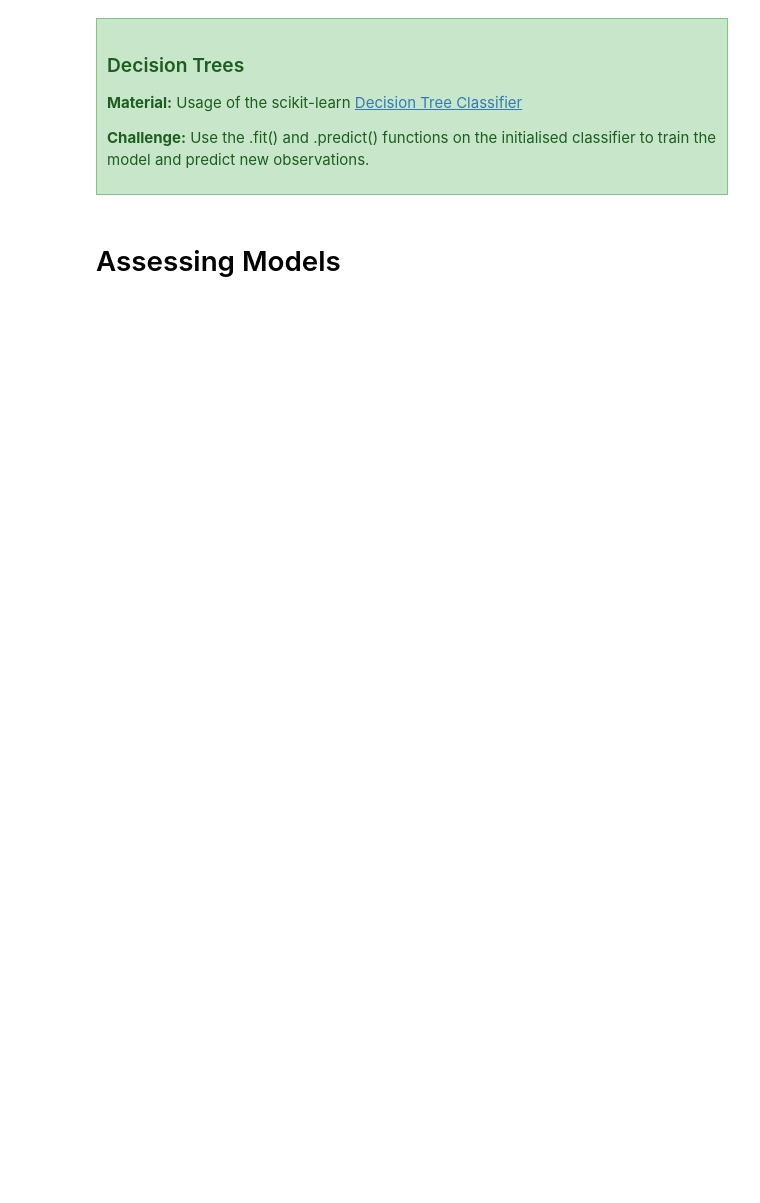
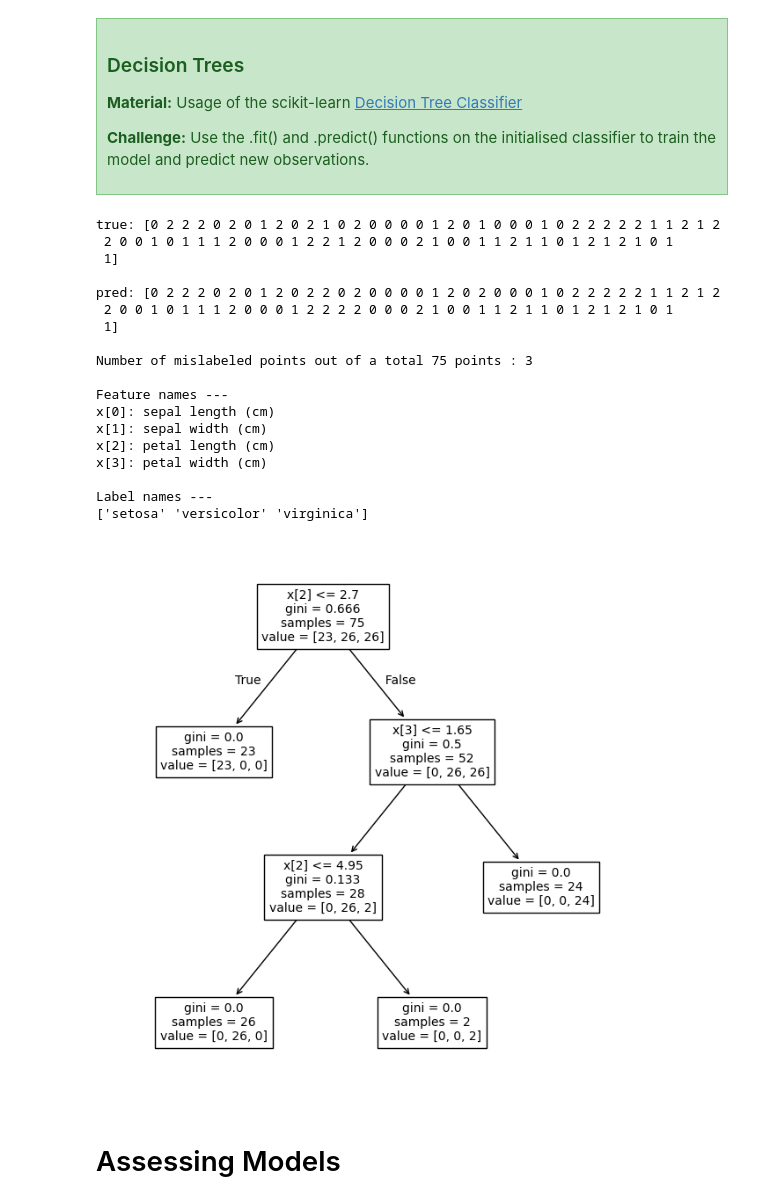
Before and after one commit to melbournebioinformatics/COMP90014_2025, a Jupyter notebook: tutorials/week9/Week_9_Supervised_Learning.ipynb, the cells around one changed output. Saved outputs shown, nothing was run; the diff lists cells and outputs as text; code cells hidden in the pictures; blank space fills up the shorter version.

```diff
--- a/tutorials/week9/Week_9_Supervised_Learning.ipynb
+++ b/tutorials/week9/Week_9_Supervised_Learning.ipynb
@@ -206,7 +267,8 @@ clf = GaussianNB()
 # fitting the model & predicting test data.
 # assign the predicted labels to a variable named pred_NB.
 ### YOUR CODE HERE
-raise NotImplementedError
+clf.fit(data_train, label_train)
+pred_NB = clf.predict(data_test)
 
 print('\ntrue:', label_test)
 print('\npred:', pred_NB)
@@ -230,7 +302,8 @@ clf = KNeighborsClassifier(n_neighbors=15, weights='uniform')
 # fitting the model & predicting test data.
 # assign the predicted labels to a variable named pred_KNN.
 ### YOUR CODE HERE
-raise NotImplementedError
+clf.fit(data_train, label_train)
+pred_KNN = clf.predict(data_test)
 
 print('\ntrue:', label_test)
 print('\npred:', pred_KNN)
@@ -258,7 +341,8 @@ clf = LinearSVC()
 # fitting the model & predicting test data.
 # assign the predicted labels to a variable named pred_SVM.
 ### YOUR CODE HERE
-raise NotImplementedError
+clf.fit(data_train, label_train)
+pred_SVM = clf.predict(data_test)
 
 print('\ntrue:', label_test)
 print('\npred:', pred_SVM)
@@ -277,28 +371,49 @@ print("\nNumber of mislabeled points out of a total %d points : %d" % (data_test
 # %%
 # our classifier class
 from sklearn.tree import DecisionTreeClassifier
 from sklearn.tree import plot_tree
 clf = DecisionTreeClassifier()
 
 # fitting the model & predicting test data.
 # assign the predicted labels to a variable named pred_DT.
 ### YOUR CODE HERE
-raise NotImplementedError
+clf.fit(data_train, label_train)
+pred_DT = clf.predict(data_test)
 
 print('\ntrue:', label_test)
 print('\npred:', pred_DT)
 print("\nNumber of mislabeled points out of a total {} points : {}".format(data_test.shape[0], (label_test != pred_DT).sum()))
 
 # visualising our trained decision tree
 print('\nFeature names ---')
 for i, field in enumerate(features):
     print(f'x[{i}]: {field}')
 print('\nLabel names ---')
 print(target_names)
 
 fig, ax = plt.subplots(figsize=(8, 8))
 plot_tree(clf, ax=ax, fontsize=10)
 plt.show()
+# %% [output]
+true: [0 2 2 2 0 2 0 1 2 0 2 1 0 2 0 0 0 0 1 2 0 1 0 0 0 1 0 2 2 2 2 2 1 1 2 1 2
+ 2 0 0 1 0 1 1 1 2 0 0 0 1 2 2 1 2 0 0 0 2 1 0 0 1 1 2 1 1 0 1 2 1 2 1 0 1
+ 1]
+
+pred: [0 2 2 2 0 2 0 1 2 0 2 2 0 2 0 0 0 0 1 2 0 2 0 0 0 1 0 2 2 2 2 2 1 1 2 1 2
+ 2 0 0 1 0 1 1 1 2 0 0 0 1 2 2 2 2 0 0 0 2 1 0 0 1 1 2 1 1 0 1 2 1 2 1 0 1
+ 1]
+
+Number of mislabeled points out of a total 75 points : 3
+
+Feature names ---
+x[0]: sepal length (cm)
+x[1]: sepal width (cm)
+x[2]: petal length (cm)
+x[3]: petal width (cm)
+
+Label names ---
+['setosa' 'versicolor' 'virginica']
+[figure, added]
 # %% [markdown]
 # Assessing Models
 # %% [markdown]
```
Also changed, not shown: parts of 23 cells of this notebook, 7 other files.
